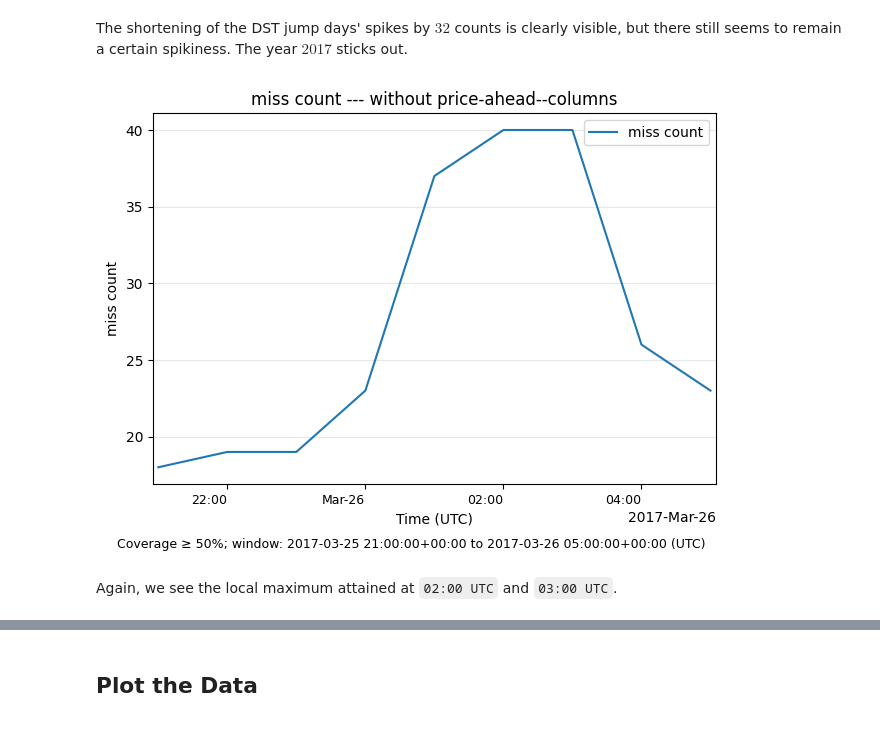
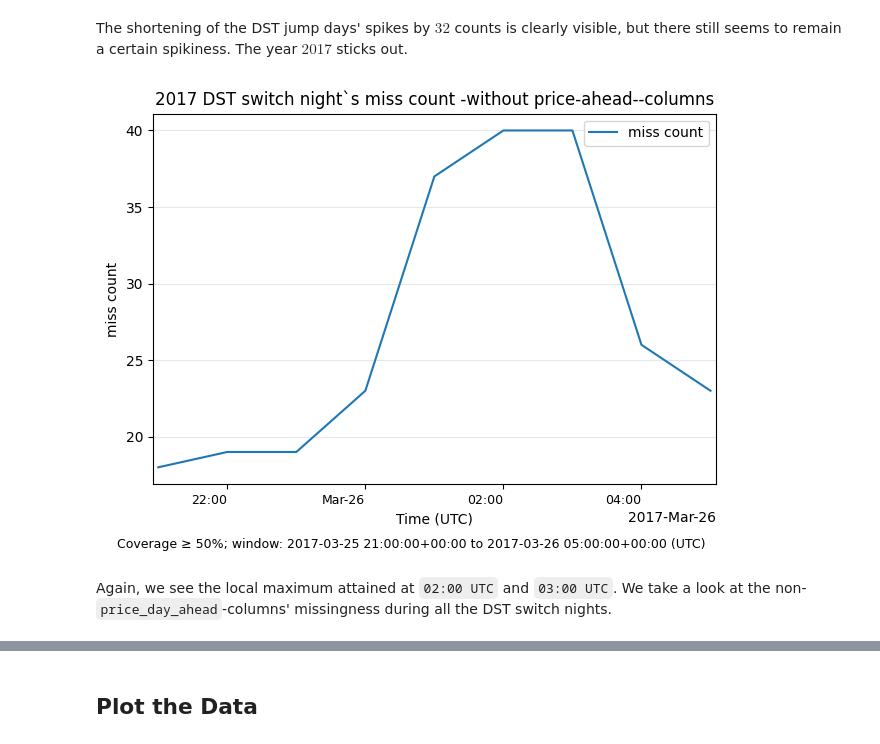
Before and after one commit to F-Skorz/electricity-demand-project, a Jupyter notebook: notebooks/01_OPSD_EDA.ipynb, the cells around one changed output, grey strips where cells are left out. Saved outputs shown, nothing was run; the diff lists cells and outputs as text; code cells hidden in the pictures.

```diff
--- a/notebooks/01_OPSD_EDA.ipynb
+++ b/notebooks/01_OPSD_EDA.ipynb
@@ -723,15 +742,15 @@ The shortening of the DST jump days' spikes by $32$ counts  is clearly visible,
 # %%
 fig, ax = plotting_utils.plot_resampled(
       df=missingness_summary_no_price_ahead_df,
       start_date="2017-03-25 21:00",
           end_date="2017-03-26 05:00:00",
           column="miss_count",
           granularity="H",
           time_col="utc_timestamp",
           how="sum",
      coverage_threshold=0.5,
-     title="miss count --- without price-ahead--columns")
+     title="2017 DST switch night`s miss count -without price-ahead--columns")
 # %% [output]
-[figure, old version]
+[figure, new version]
 # %% [markdown]
-Again, we see the local maximum attained at `02:00 UTC` and `03:00 UTC`.
+Again, we see the local maximum attained at `02:00 UTC` and `03:00 UTC`. We take a look at the non-`price_day_ahead`-columns' missingness during all the DST switch nights.
```
Also changed, not shown: parts of 8 cells of this notebook, 2 other files.
